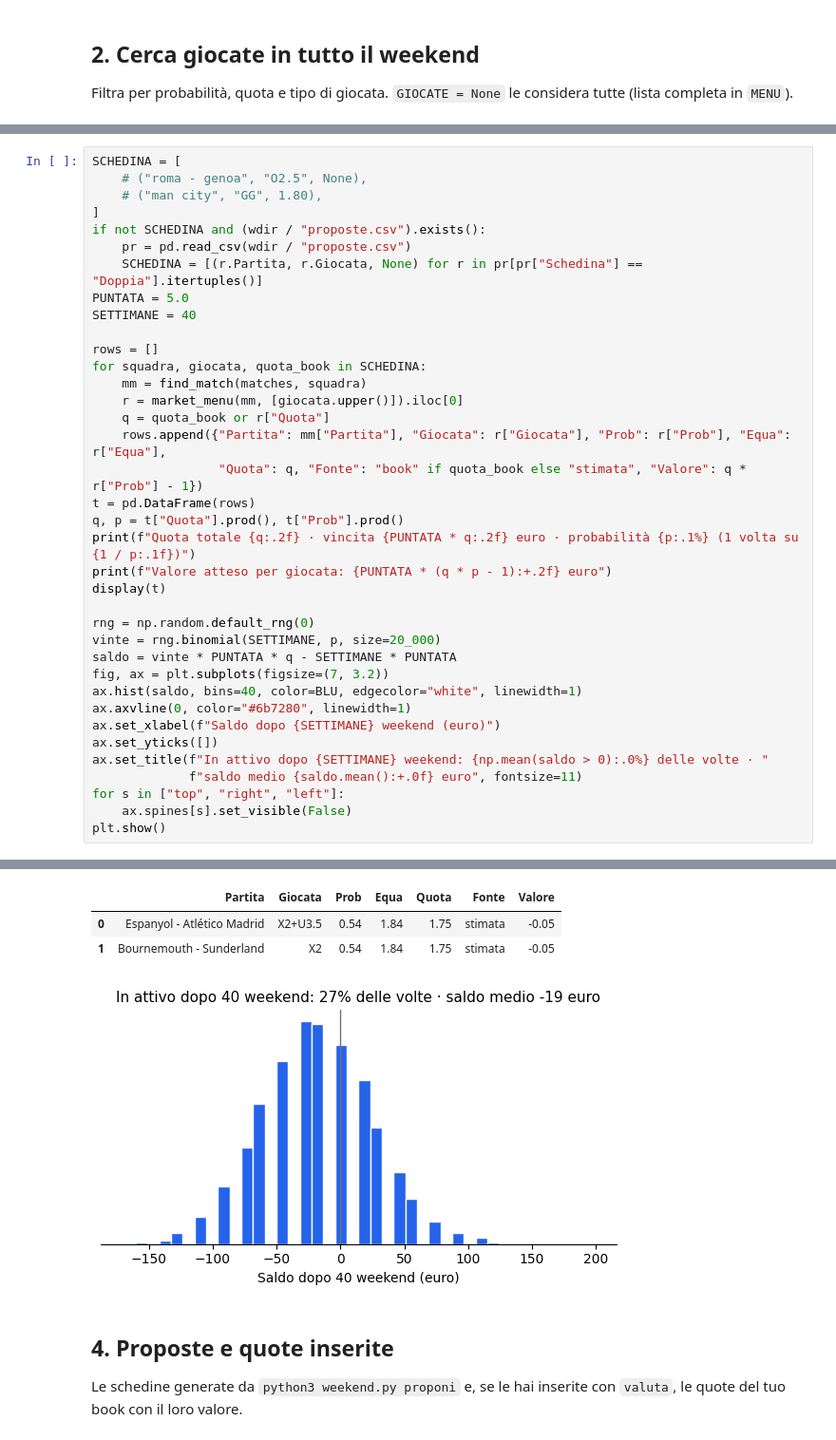
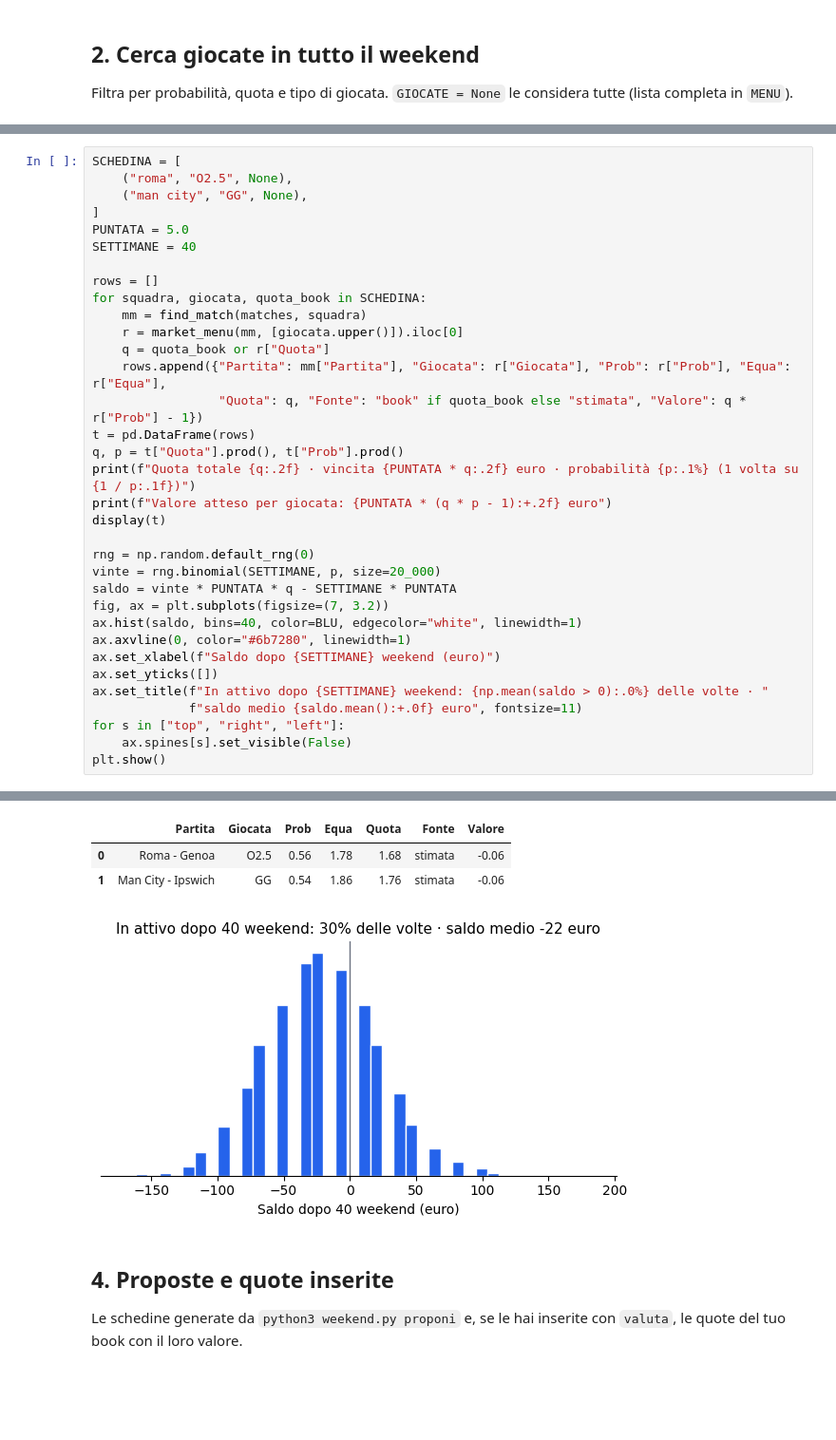
Before and after one commit to khlavkalash31/football-bets, a Jupyter notebook: analisi.ipynb, the cells around one changed output, grey strips where cells are left out. Shown at 95% size. Cells and saved outputs as stored; diff of their text form; blank space fills up the shorter version.

```diff
--- a/analisi.ipynb
+++ b/analisi.ipynb
@@ -141,12 +140,9 @@ Se `SCHEDINA` è vuota viene usata la doppia proposta da `weekend.py proponi`. S
 (simulazione, con la stessa probabilità ogni settimana).
 # %%
 SCHEDINA = [
-    # ("roma - genoa", "O2.5", None),
-    # ("man city", "GG", 1.80),
+    ("roma", "O2.5", None),
+    ("man city", "GG", None),
 ]
-if not SCHEDINA and (wdir / "proposte.csv").exists():
-    pr = pd.read_csv(wdir / "proposte.csv")
-    SCHEDINA = [(r.Partita, r.Giocata, None) for r in pr[pr["Schedina"] == "Doppia"].itertuples()]
 PUNTATA = 5.0
 SETTIMANE = 40
 
@@ -182,7 +178,7 @@ Valore atteso per giocata: -0.49 euro
 |  | Partita | Giocata | Prob | Equa | Quota | Fonte | Valore |
-| 0 | Espanyol - Atlético Madrid | X2+U3.5 | 0.54 | 1.84 | 1.75 | stimata | -0.05 |
-| 1 | Bournemouth - Sunderland | X2 | 0.54 | 1.84 | 1.75 | stimata | -0.05 |
+| 0 | Roma - Genoa | O2.5 | 0.56 | 1.78 | 1.68 | stimata | -0.06 |
+| 1 | Man City - Ipswich | GG | 0.54 | 1.86 | 1.76 | stimata | -0.06 |
-[figure, old version]
+[figure, new version]
 # %% [markdown]
 ## 4. Proposte e quote inserite
 
```
Also changed, not shown: parts of 6 cells of this notebook.
